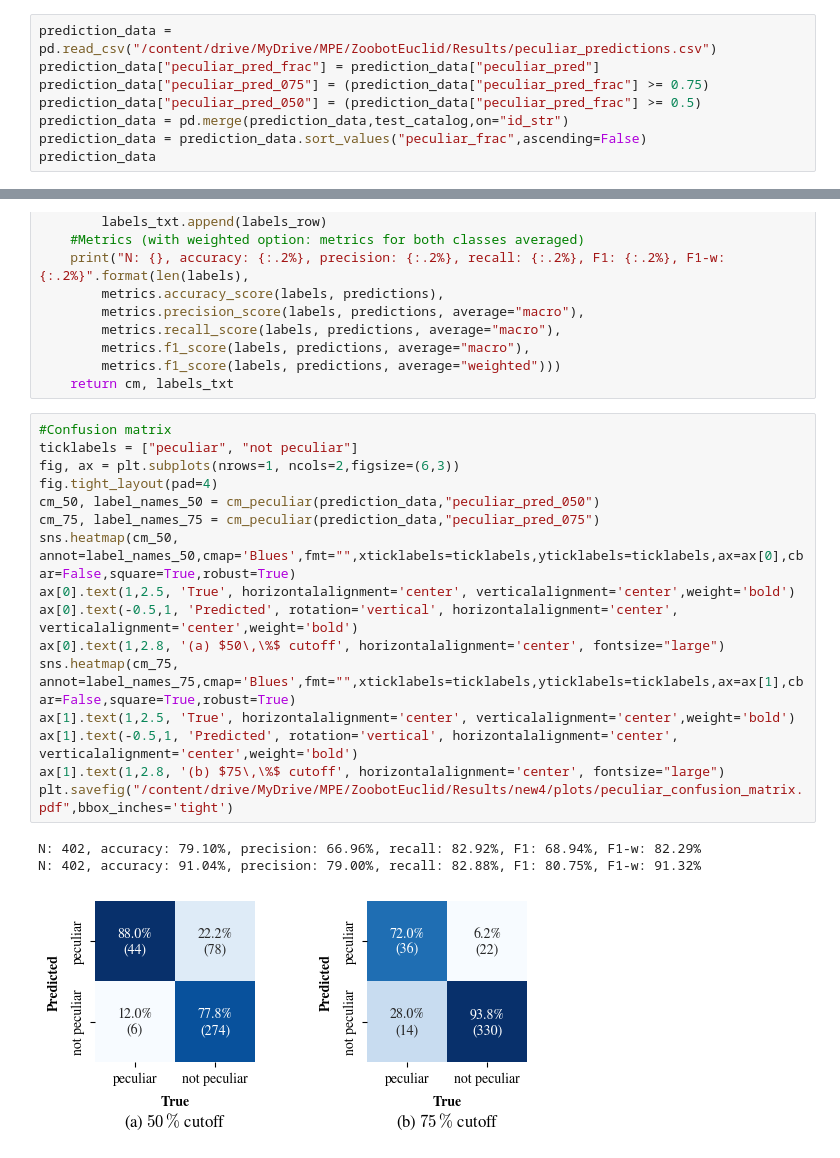
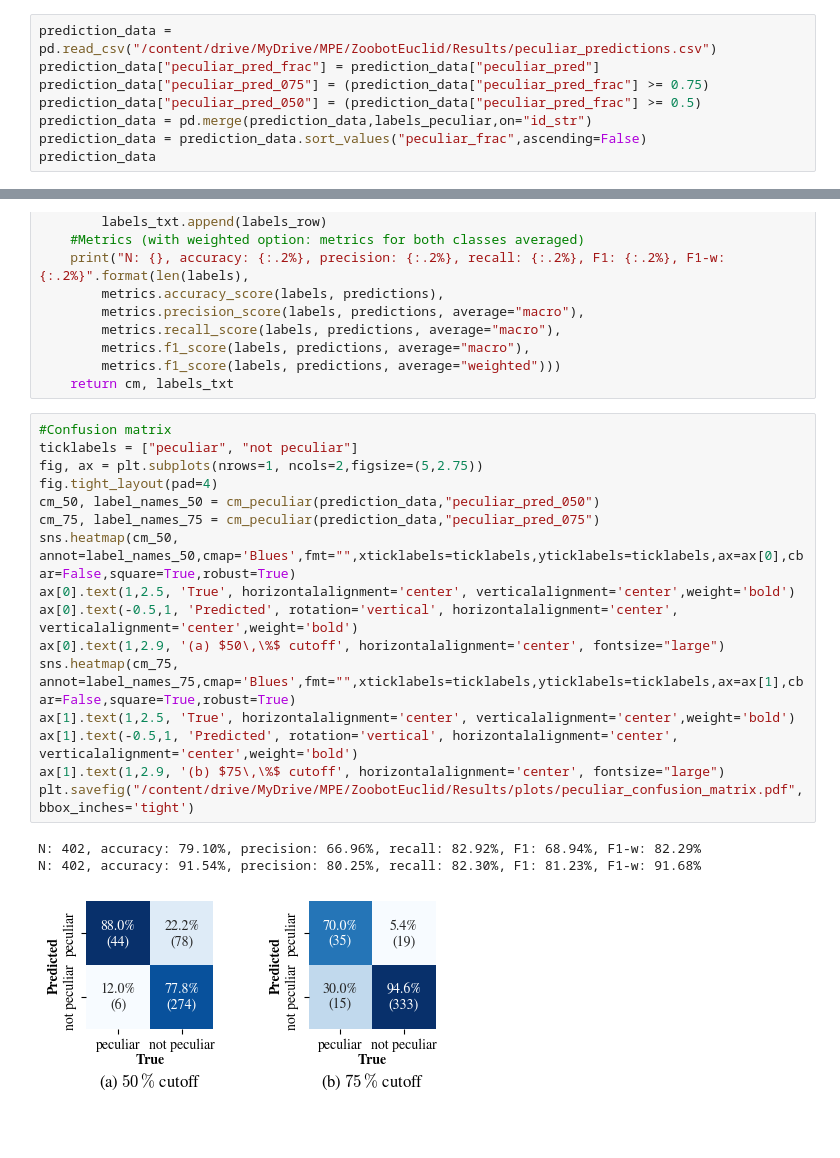
Before and after one commit to baussel/ZoobotEuclid, a Jupyter notebook: Zoobot_Finetuning_Example_Peculiar.ipynb, the cells around one changed output, grey strips where cells are left out. Drawn from its saved outputs; the diff is of its cells as text; blank space fills up the shorter version.

Commit message:
Updated peculiar example

```diff
--- a/Zoobot_Finetuning_Example_Peculiar.ipynb
+++ b/Zoobot_Finetuning_Example_Peculiar.ipynb
@@ -422,6 +440,6 @@ prediction_data = pd.read_csv("/content/drive/MyDrive/MPE/ZoobotEuclid/Results/p
 prediction_data["peculiar_pred_frac"] = prediction_data["peculiar_pred"]
 prediction_data["peculiar_pred_075"] = (prediction_data["peculiar_pred_frac"] >= 0.75)
 prediction_data["peculiar_pred_050"] = (prediction_data["peculiar_pred_frac"] >= 0.5)
-prediction_data = pd.merge(prediction_data,test_catalog,on="id_str")
+prediction_data = pd.merge(prediction_data,labels_peculiar,on="id_str")
 prediction_data = prediction_data.sort_values("peculiar_frac",ascending=False)
 prediction_data
@@ -448,20 +480,20 @@ def cm_peculiar(data,column_pred):
 # %%
 #Confusion matrix
 ticklabels = ["peculiar", "not peculiar"]
-fig, ax = plt.subplots(nrows=1, ncols=2,figsize=(6,3))
+fig, ax = plt.subplots(nrows=1, ncols=2,figsize=(5,2.75))
 fig.tight_layout(pad=4)
 cm_50, label_names_50 = cm_peculiar(prediction_data,"peculiar_pred_050")
 cm_75, label_names_75 = cm_peculiar(prediction_data,"peculiar_pred_075")
 sns.heatmap(cm_50, annot=label_names_50,cmap='Blues',fmt="",xticklabels=ticklabels,yticklabels=ticklabels,ax=ax[0],cbar=False,square=True,robust=True)
 ax[0].text(1,2.5, 'True', horizontalalignment='center', verticalalignment='center',weight='bold')
 ax[0].text(-0.5,1, 'Predicted', rotation='vertical', horizontalalignment='center', verticalalignment='center',weight='bold')
-ax[0].text(1,2.8, '(a) $50\,\%$ cutoff', horizontalalignment='center', fontsize="large")
+ax[0].text(1,2.9, '(a) $50\,\%$ cutoff', horizontalalignment='center', fontsize="large")
 sns.heatmap(cm_75, annot=label_names_75,cmap='Blues',fmt="",xticklabels=ticklabels,yticklabels=ticklabels,ax=ax[1],cbar=False,square=True,robust=True)
 ax[1].text(1,2.5, 'True', horizontalalignment='center', verticalalignment='center',weight='bold')
 ax[1].text(-0.5,1, 'Predicted', rotation='vertical', horizontalalignment='center', verticalalignment='center',weight='bold')
-ax[1].text(1,2.8, '(b) $75\,\%$ cutoff', horizontalalignment='center', fontsize="large")
-plt.savefig("/content/drive/MyDrive/MPE/ZoobotEuclid/Results/new4/plots/peculiar_confusion_matrix.pdf",bbox_inches='tight')
+ax[1].text(1,2.9, '(b) $75\,\%$ cutoff', horizontalalignment='center', fontsize="large")
+plt.savefig("/content/drive/MyDrive/MPE/ZoobotEuclid/Results/plots/peculiar_confusion_matrix.pdf",bbox_inches='tight')
 # %% [output]
 N: 402, accuracy: 79.10%, precision: 66.96%, recall: 82.92%, F1: 68.94%, F1-w: 82.29%
-N: 402, accuracy: 91.04%, precision: 79.00%, recall: 82.88%, F1: 80.75%, F1-w: 91.32%
+N: 402, accuracy: 91.54%, precision: 80.25%, recall: 82.30%, F1: 81.23%, F1-w: 91.68%
-[figure, old version]
+[figure, new version]
```
Also changed, not shown: parts of 7 cells of this notebook.
